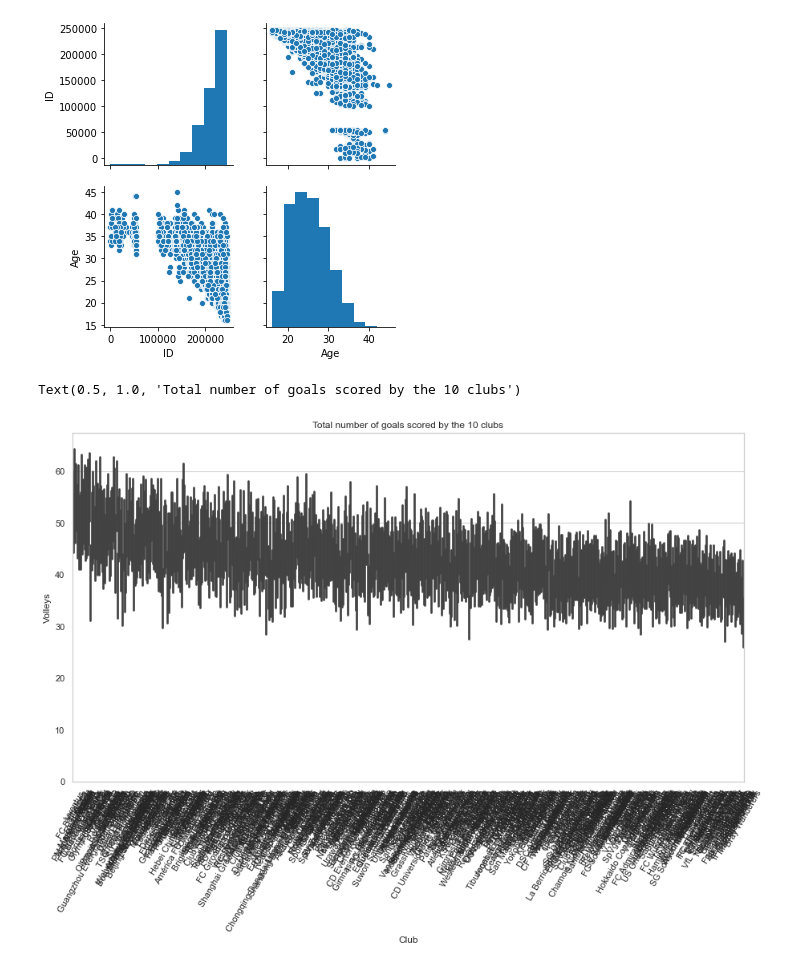
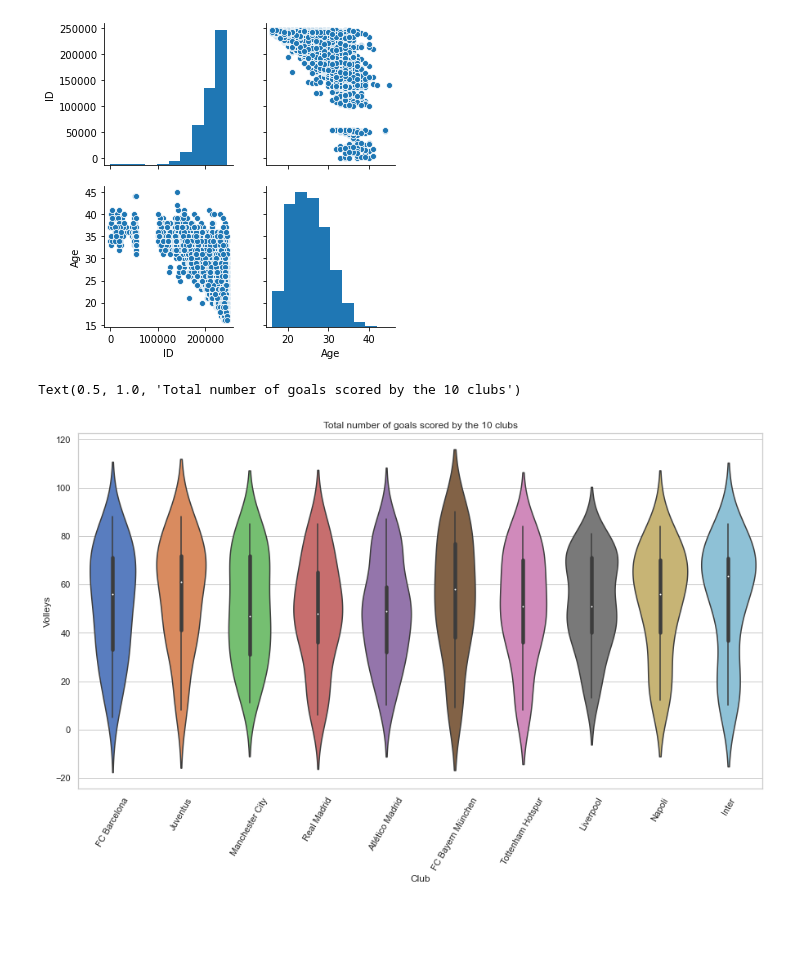
Before and after one commit to Komal-1234/fifa19_k, a Jupyter notebook: seaborn practice fifa.ipynb, the cells around one changed output. Cells and saved outputs as stored; diff of their text form; code cells hidden in the pictures; blank space fills up the shorter version.

```diff
--- a/seaborn practice fifa.ipynb
+++ b/seaborn practice fifa.ipynb
@@ -591,9 +666,11 @@ sns.pairplot(df.iloc[:,1:6]) # All rows but columns 2-7
 # %%
 plt.figure(figsize=(15,8))
 sns.set(style="whitegrid")
 plt.xticks(rotation=60)
-sns.barplot(x='Club', y='Volleys', data=df)
+sns.violinplot(x='Club', y='Volleys', data=data_clubs, palette='muted')
+
+#sns.barplot(x='Club', y='Volleys', data=df)
 plt.title(label="Total number of goals scored by the 10 clubs")
 # %% [output]
 Text(0.5, 1.0, 'Total number of goals scored by the 10 clubs')
-[figure, old version]
+[figure, new version]
```
Also changed, not shown: parts of 19 cells of this notebook.
